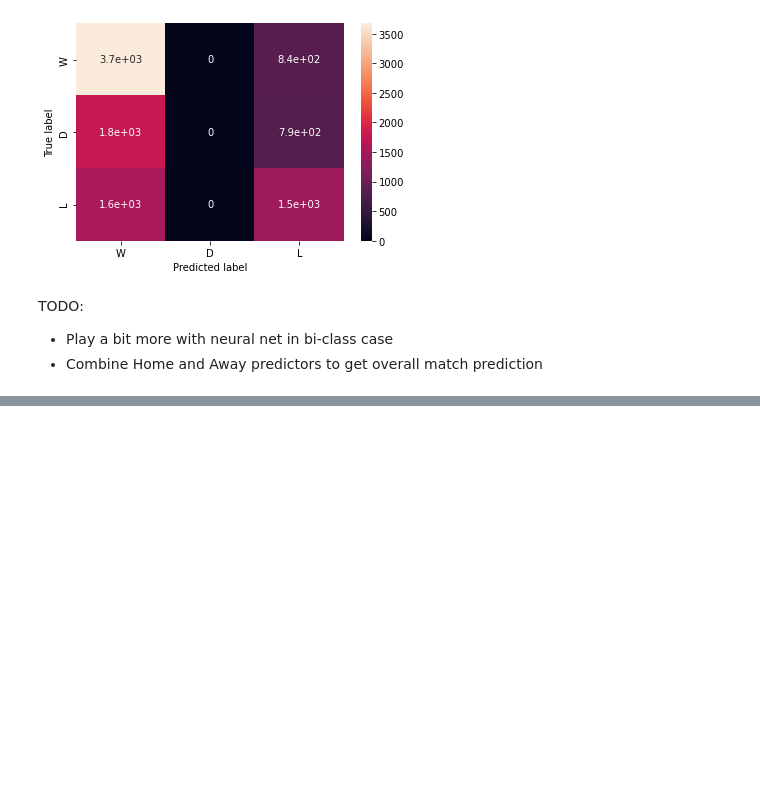
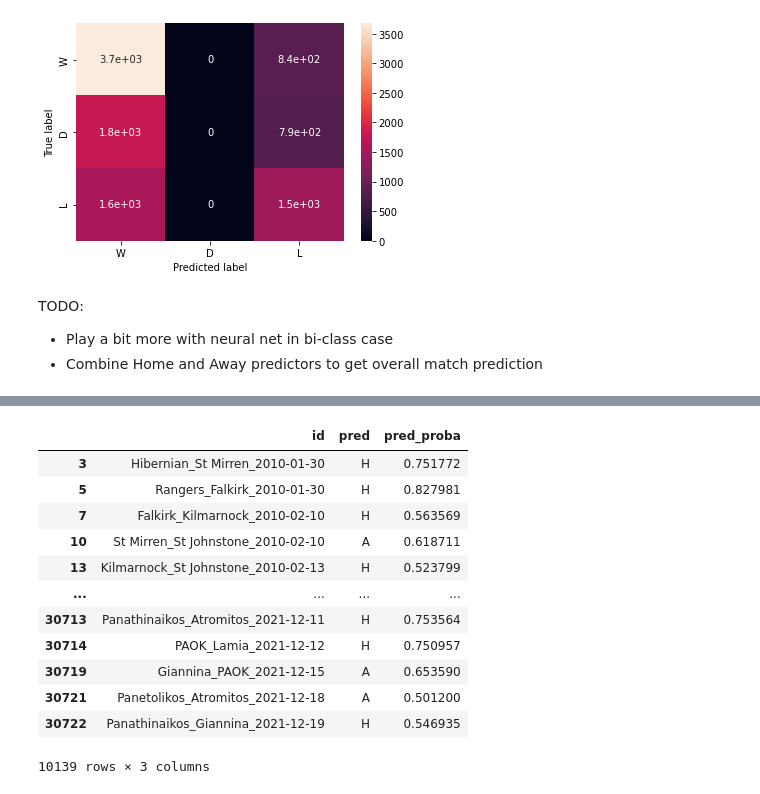
Before and after one commit to alexkapele/football_forecasting, a Jupyter notebook: football_forecasting.ipynb, the cells around one changed output, grey strips where cells are left out. Saved outputs shown, nothing was run; the diff lists cells and outputs as text; code cells hidden in the pictures; blank space fills up the shorter version.

```diff
--- a/football_forecasting.ipynb
+++ b/football_forecasting.ipynb
@@ -1322,0 +1431,16 @@ TODO:
+# %%
+A_predictions_test
+# %% [output]
+|  | id | pred | pred_proba |
+| 3 | Hibernian_St Mirren_2010-01-30 | H | 0.751772 |
+| 5 | Rangers_Falkirk_2010-01-30 | H | 0.827981 |
+| 7 | Falkirk_Kilmarnock_2010-02-10 | H | 0.563569 |
+| 10 | St Mirren_St Johnstone_2010-02-10 | A | 0.618711 |
+| 13 | Kilmarnock_St Johnstone_2010-02-13 | H | 0.523799 |
+| ... | ... | ... | ... |
+| 30713 | Panathinaikos_Atromitos_2021-12-11 | H | 0.753564 |
+| 30714 | PAOK_Lamia_2021-12-12 | H | 0.750957 |
+| 30719 | Giannina_PAOK_2021-12-15 | A | 0.653590 |
+| 30721 | Panetolikos_Atromitos_2021-12-18 | A | 0.501200 |
+| 30722 | Panathinaikos_Giannina_2021-12-19 | H | 0.546935 |
+10139 rows × 3 columns
```
Also changed, not shown: parts of 56 cells of this notebook.
